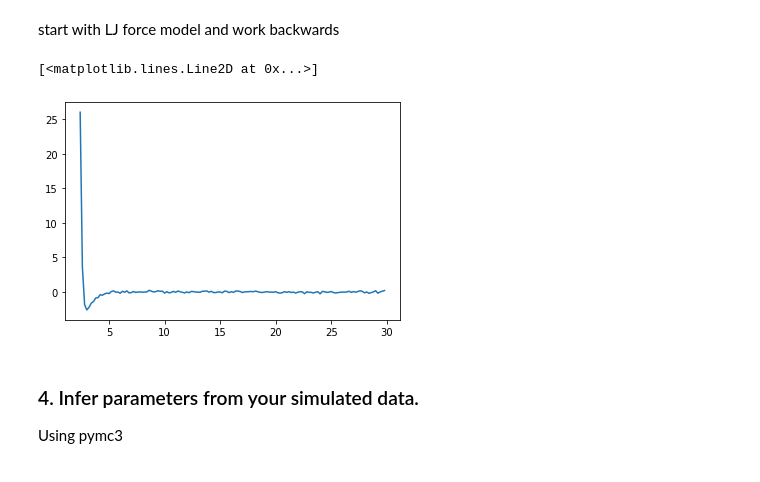
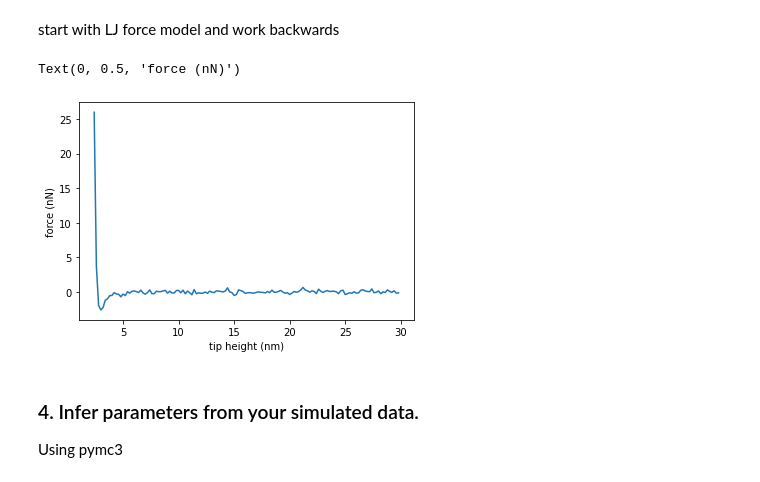
Before and after one commit to phys201/nc_AFM, a Jupyter notebook: documentation.ipynb, the cells around one changed output. Cells and saved outputs as stored; diff of their text form; code cells hidden in the pictures.

```diff
--- a/documentation.ipynb
+++ b/documentation.ipynb
@@ -82,7 +82,7 @@ import matplotlib.pyplot as plt
 # %%
 z = np.arange(2.4, 30, 0.2) #nN
 # %%
-noise = 0.1 #nN
+noise = 0.2 #nN
 # %%
 def simulate_data(epsilon, sigma, z):
 
@@ -102,11 +102,15 @@ sLJ = 2.4  #nm
 # %%
 plt.plot(z,simulate_data(eps, sLJ, z))
 
+
+plt.xlabel('tip height (nm)')
+plt.ylabel('force (nN)')
+
 #need to cut the range otherwise you can't see the feature
 #plt.ylim([-3,50]);
 # %% [output]
-[<matplotlib.lines.Line2D at 0x...>]
+Text(0, 0.5, 'force (nN)')
-[figure, old version]
+[figure, new version]
 # %%
 F_testdata = simulate_data(eps, sLJ, z)
 # %% [markdown]
```
Also changed, not shown: parts of 11 cells of this notebook, 1 other file.
